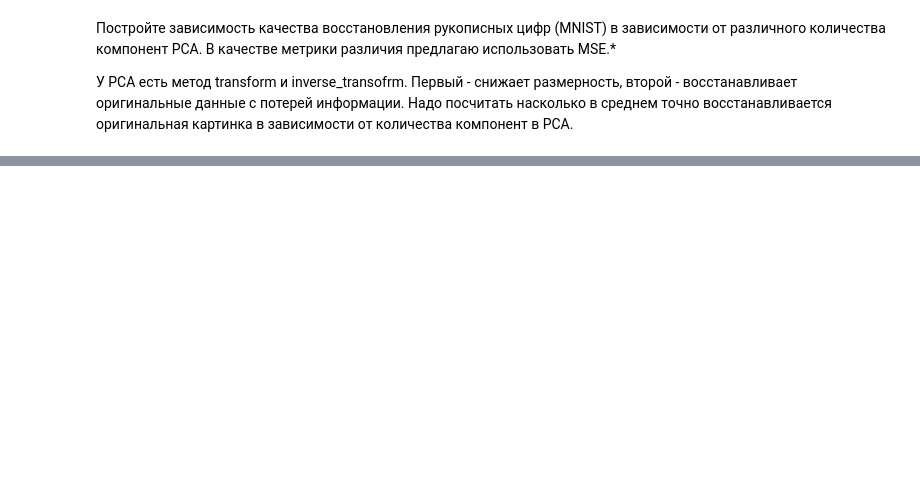
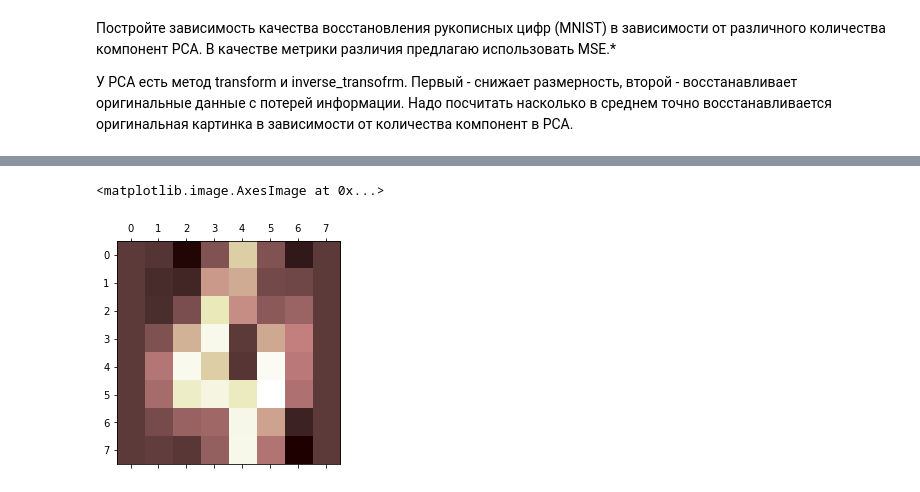
Before and after one commit to Angelisha1/hw_linalg, a Jupyter notebook: Homework_3.ipynb, the cells around one changed output, grey strips where cells are left out. Cells and saved outputs as stored; diff of their text form; code cells hidden in the pictures; blank space fills up the shorter version.

```diff
--- a/Homework_3.ipynb
+++ b/Homework_3.ipynb
@@ -117,0 +128,5 @@ i
+# %%
+plt.matshow(A3, cmap = 'pink')
+# %% [output]
+<matplotlib.image.AxesImage at 0x...>
+[figure, added]
```
Also changed, not shown: parts of 31 cells of this notebook.
